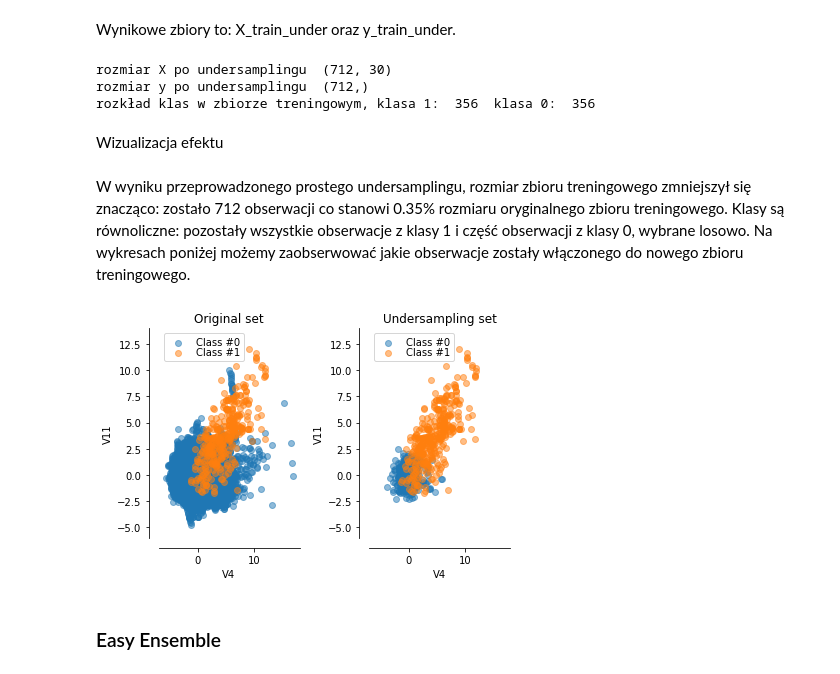
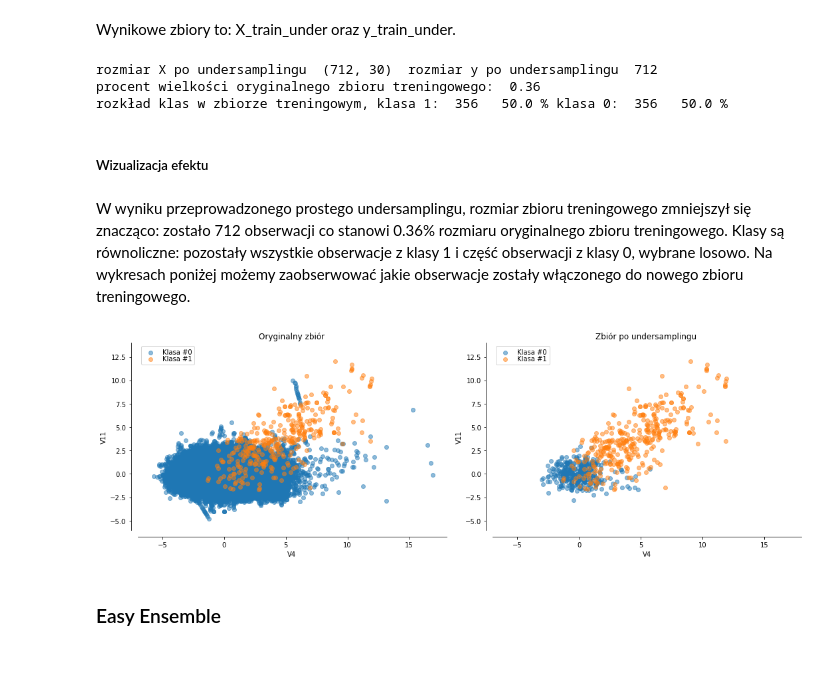
Before and after one commit to flaminka/CreditCardFraud, a Jupyter notebook: WB credit card fraud.ipynb, the cells around one changed output. Saved outputs shown, nothing was run; the diff lists cells and outputs as text; code cells hidden in the pictures.

```diff
--- a/WB credit card fraud.ipynb
+++ b/WB credit card fraud.ipynb
@@ -81,7 +101,7 @@ Definicja funkcji rysującej zbiór oryginalny i zbiór po resamplingu:
 def plot_resampling(ax, X, y, title, limits_x, limits_y):
     c0 = ax.scatter(X[y == 0].V4, X[y == 0].V11, label="Klasa #0", alpha=0.5)
     c1 = ax.scatter(X[y == 1].V4, X[y == 1].V11, label="Klasa #1", alpha=0.5)
-    ax.legend((c0, c1), ('Class #0', 'Class #1'), loc='upper left', ncol=1, labelspacing=0.)
+    ax.legend((c0, c1), ('Klasa #0', 'Klasa #1'), loc='upper left', ncol=1, labelspacing=0.)
     ax.set_title(title)
     ax.set_xlabel("V4")
     ax.set_ylabel("V11")
@@ -127,27 +140,29 @@ indexy = np.concatenate([class_1_indices, class_0_indices]) # lacze obie tablice
 X_train_under = X_train.loc[indexy] # wyciagam obserwacje z danymi wartosciami indeksu
 y_train_under = y_train.loc[indexy]
 
-print("rozmiar X po undersamplingu " , X_train_under.shape)
-print("rozmiar y po undersamplingu " ,y_train_under.shape)
-print("rozkład klas w zbiorze treningowym, klasa 1: ", sum(y_train_under == 1), " klasa 0: ",sum(y_train_under == 0))
+print("rozmiar X po undersamplingu " , X_train_under.shape," rozmiar y po undersamplingu " ,y_train_under.shape[0])
+print("procent wielkości oryginalnego zbioru treningowego: ", round(100*X_train_under.shape[0]/ X_train.shape[0],2))
+print("rozkład klas w zbiorze treningowym, klasa 1: ", sum(y_train_under == 1), " ", 100*sum(y_train_under == 1)/X_train_under.shape[0],
+      "% klasa 0: ",sum(y_train_under == 0)," ", sum(y_train_under == 1)/X_train_under.shape[0]*100, "%")
 # %% [output]
-rozmiar X po undersamplingu  (712, 30)
-rozmiar y po undersamplingu  (712,)
-rozkład klas w zbiorze treningowym, klasa 1:  356  klasa 0:  356
+rozmiar X po undersamplingu  (712, 30)  rozmiar y po undersamplingu  712
+procent wielkości oryginalnego zbioru treningowego:  0.36
+rozkład klas w zbiorze treningowym, klasa 1:  356   50.0 % klasa 0:  356   50.0 %
-# %% [markdown]
-Wizualizacja efektu
+# %% [markdown]
+##### Wizualizacja efektu
 # %% [markdown]
-W wyniku przeprowadzonego prostego undersamplingu, rozmiar zbioru treningowego zmniejszył się znacząco: zostało 712 obserwacji co stanowi 0.35% rozmiaru oryginalnego zbioru treningowego. Klasy są równoliczne: pozostały wszystkie obserwacje z klasy 1 i część obserwacji z klasy 0, wybrane losowo. Na wykresach poniżej możemy zaobserwować jakie obserwacje zostały włączonego do nowego zbioru treningowego.
+W wyniku przeprowadzonego prostego undersamplingu, rozmiar zbioru treningowego zmniejszył się znacząco: zostało 712 obserwacji co stanowi 0.36% rozmiaru oryginalnego zbioru treningowego. Klasy są równoliczne: pozostały wszystkie obserwacje z klasy 1 i część obserwacji z klasy 0, wybrane losowo. Na wykresach poniżej możemy zaobserwować jakie obserwacje zostały włączonego do nowego zbioru treningowego.
 # %%
 f, (ax1, ax2) = plt.subplots(1, 2)
+f.set_size_inches(15,5)
 
-plot_resampling(ax1, X_train, y_train, 'Original set', limits_x, limits_y)
-plot_resampling(ax2, X_train_under, y_train_under, 'Undersampling set',  limits_x, limits_y)
+plot_resampling(ax1, X_train, y_train, 'Oryginalny zbiór', limits_x, limits_y)
+plot_resampling(ax2, X_train_under, y_train_under, 'Zbiór po undersamplingu ',  limits_x, limits_y)
 
 plt.tight_layout()
 plt.show()
 # %% [output]
-[figure, old version]
+[figure, new version]
 # %% [markdown]
 ### Easy Ensemble
 # %% [markdown]
```
Also changed, not shown: parts of 45 cells of this notebook, 1 other file.
